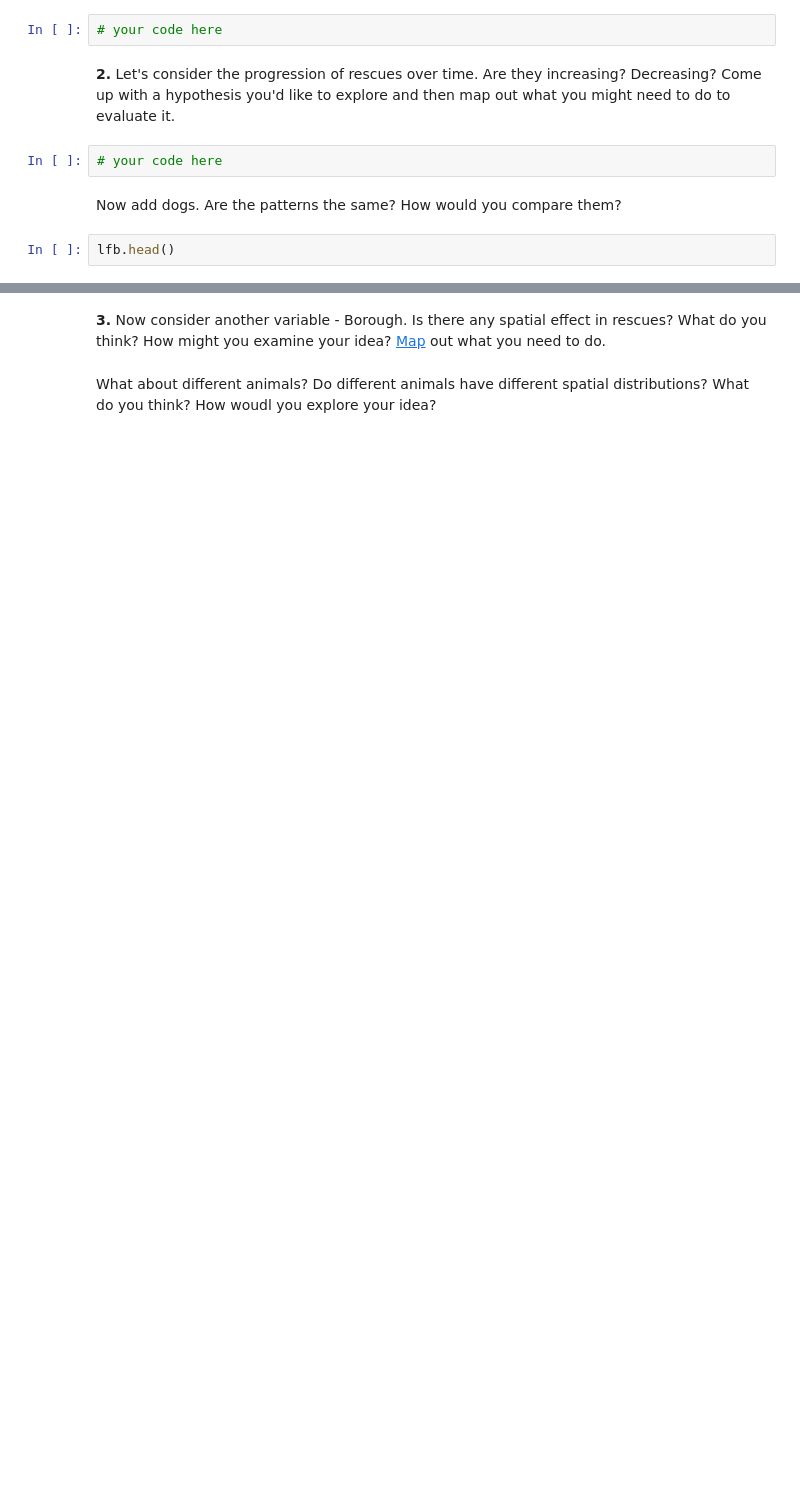
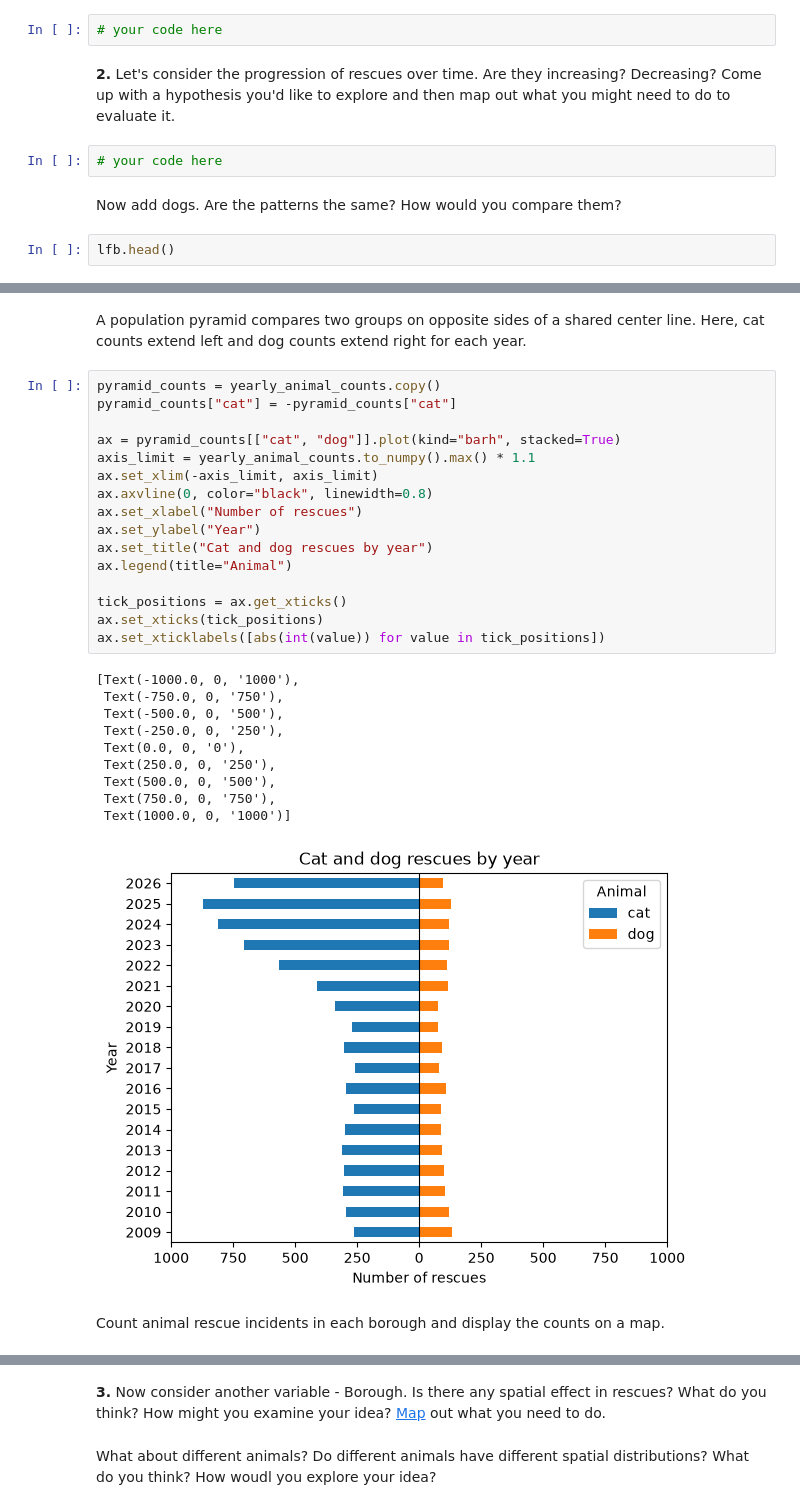
Before and after one commit to mikatravis/2026-Image-and-Sound, a Jupyter notebook: lessons/03_lecture/Classtime_3.ipynb, the cells around one changed output, grey strips where cells are left out. Cells and saved outputs as stored; diff of their text form; blank space fills up the shorter version.

```diff
--- a/lessons/03_lecture/Classtime_3.ipynb
+++ b/lessons/03_lecture/Classtime_3.ipynb
@@ -112,0 +219,31 @@ cats.groupby("CalYear").size().reset_index(name="Rescues")
+# %% [markdown]
+A population pyramid compares two groups on opposite sides of a shared center line. Here, cat counts extend left and dog counts extend right for each year.
+# %%
+pyramid_counts = yearly_animal_counts.copy()
+pyramid_counts["cat"] = -pyramid_counts["cat"]
+
+ax = pyramid_counts[["cat", "dog"]].plot(kind="barh", stacked=True)
+axis_limit = yearly_animal_counts.to_numpy().max() * 1.1
+ax.set_xlim(-axis_limit, axis_limit)
+ax.axvline(0, color="black", linewidth=0.8)
+ax.set_xlabel("Number of rescues")
+ax.set_ylabel("Year")
+ax.set_title("Cat and dog rescues by year")
+ax.legend(title="Animal")
+
+tick_positions = ax.get_xticks()
+ax.set_xticks(tick_positions)
+ax.set_xticklabels([abs(int(value)) for value in tick_positions])
+# %% [output]
+[Text(-1000.0, 0, '1000'),
+ Text(-750.0, 0, '750'),
+ Text(-500.0, 0, '500'),
+ Text(-250.0, 0, '250'),
+ Text(0.0, 0, '0'),
+ Text(250.0, 0, '250'),
+ Text(500.0, 0, '500'),
+ Text(750.0, 0, '750'),
+ Text(1000.0, 0, '1000')]
+[figure, added]
+# %% [markdown]
+Count animal rescue incidents in each borough and display the counts on a map.
```
Also changed, not shown: parts of 12 cells of this notebook, 1 other file.
